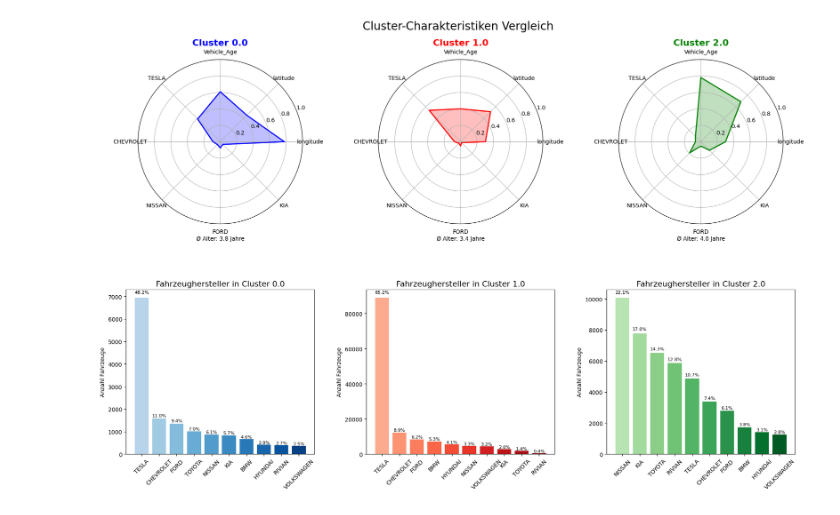
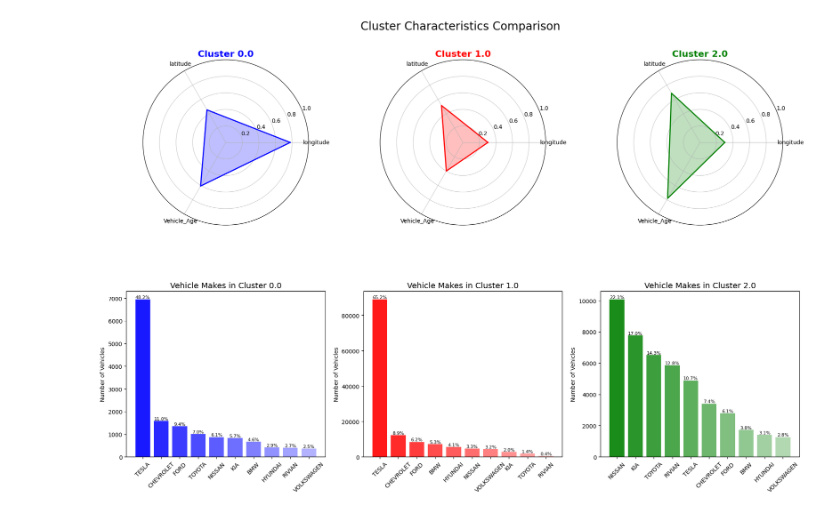
Before and after one commit to aronse1/Electric-Vehicle-Population-Data, a Jupyter notebook: notebooks/04_unsupervised_birch.ipynb, the cells around one changed output. Saved outputs shown, nothing was run; the diff lists cells and outputs as text; code cells hidden in the pictures.

Commit message:
feat: fin git stat

```diff
--- a/notebooks/04_unsupervised_birch.ipynb
+++ b/notebooks/04_unsupervised_birch.ipynb
@@ -47,7 +39,6 @@ import numpy as np
 import matplotlib.pyplot as plt
 import pandas as pd
 
-# Vorbereitung der Daten
 cluster_features = df[["longitude", "latitude", "Vehicle_Age"]]
 make_clusters = pd.crosstab(df['cluster'], df['Make'])
 make_clusters_pct = make_clusters.div(make_clusters.sum(axis=1), axis=0)
@@ -62,145 +53,88 @@ cluster_stats = df.groupby('cluster').agg({
     'Vehicle_Age': 'mean'
 }).reset_index()
 
-# Normalisierung für bessere Visualisierung
 numeric_cols = ["longitude", "latitude", "Vehicle_Age"]
 cluster_stats_norm = cluster_stats.copy()
 
-for col in numeric_cols[:2]:  # Nur Längen- und Breitengrad normal normalisieren
+for col in numeric_cols[:2]:
     min_val = df[col].min()
     max_val = df[col].max()
     cluster_stats_norm[col] = (cluster_stats[col] - min_val) / (max_val - min_val)
 
-# Fahrzeugalter verstärkt normalisieren
 min_age = df["Vehicle_Age"].min()
 max_age = df["Vehicle_Age"].max()
 mean_age = df["Vehicle_Age"].mean()
 std_age = df["Vehicle_Age"].std()
 
-# Verstärkte Skalierung: Werte um Mittelwert werden mehr gespreizt
 cluster_stats_norm["Vehicle_Age"] = (cluster_stats["Vehicle_Age"] - mean_age) / (std_age * 0.5) + 0.5
-cluster_stats_norm["Vehicle_Age"] = np.clip(cluster_stats_norm["Vehicle_Age"], 0, 1)  # Auf [0,1] begrenzen
+cluster_stats_norm["Vehicle_Age"] = np.clip(cluster_stats_norm["Vehicle_Age"], 0, 1)
 
-# Ein Array für jede Cluster-Eigenschaft erstellen
-feature_names = numeric_cols + top_makes[:5]  # Top 5 für Radar-Diagramm
+feature_names = numeric_cols
 n_features = len(feature_names)
 
-# Winkel für das Radar-Diagramm berechnen
 angles = np.linspace(0, 2*np.pi, len(feature_names), endpoint=False).tolist()
-angles += angles[:1]  # Schließen des Kreises
+angles += angles[:1]
 
-# Erstellen der Figur: Radar-Diagramme oben, Balkendiagramme unten
 fig = plt.figure(figsize=(18, 12))
-plt.suptitle('Cluster-Charakteristiken Vergleich', size=20, y=0.98)
+plt.suptitle('Cluster Characteristics Comparison', size=20, y=0.98)
 
-# Farben für die Cluster
 colors = ['blue', 'red', 'green']
 
-# Erstelle Radar-Diagramme (obere Zeile)
 for i in range(3):
     cluster_id = cluster_stats.iloc[i]['cluster']
 
-    # Radar-Diagramm in der oberen Zeile
     ax_radar = fig.add_subplot(2, 3, i+1, polar=True)
 
-    # Daten für den aktuellen Cluster
     numeric_values = cluster_stats_norm.iloc[i][numeric_cols].values.tolist()
-    make_values = make_clusters_pct.loc[cluster_id, top_makes[:5]].values.tolist()
-    values = numeric_values + make_values
-    values += values[:1]  # Schließen des Kreises
+    values = numeric_values
+    values += values[:1]
 
-    # Zeichnen des Radar-Diagramms
     ax_radar.plot(angles, values, color=colors[i], linewidth=2)
     ax_radar.fill(angles, values, color=colors[i], alpha=0.25)
 
-    # Achsenbeschriftungen hinzufügen
     ax_radar.set_xticks(angles[:-1])
     ax_radar.set_xticklabels(feature_names)
 
-    # Kreise für die Skala
     ax_radar.set_yticks([0.2, 0.4, 0.6, 0.8, 1.0])
     ax_radar.set_yticklabels(['0.2', '0.4', '0.6', '0.8', '1.0'])
     ax_radar.set_rlim(0, 1)
 
-    # Titel für jedes Diagramm
     ax_radar.set_title(f'Cluster {cluster_id}', size=16, color=colors[i], fontweight='bold')
 
-    # Balkendiagramm in der unteren Zeile für die Top 10 Hersteller
     ax_bar = fig.add_subplot(2, 3, i+4)
 
-    # Hersteller-Anteile für aktuellen Cluster
     make_data = make_clusters_top.loc[cluster_id]
     total_vehicles = make_data.sum()
 
-    # Balken sortieren und zeichnen
     sorted_indices = make_data.sort_values(ascending=False).index
     sorted_makes = sorted_indices.tolist()
     sorted_values = make_data[sorted_indices].tolist()
 
-    # Balkenfarben erstellen: Hauptfarbe mit verschiedenen Alpha-Werten
     alpha_values = np.linspace(0.9, 0.3, len(sorted_makes))
     bar_colors = []
 
-    # Für jeden Hersteller eine Farbe mit entsprechendem Alpha-Wert erstellen
     for alpha in alpha_values:
-        # RGB-Farbe mit Alpha-Wert kombinieren
         rgba_color = list(plt.matplotlib.colors.to_rgba(colors[i]))
-        rgba_color[3] = alpha  # Alpha-Wert setzen
+        rgba_color[3] = alpha
         bar_colors.append(rgba_color)
 
-    # Balkendiagramm mit den vorbereiteten Farben zeichnen
     bars = ax_bar.bar(sorted_makes, sorted_values, color=bar_colors)
 
-    # Prozentsatz über jedem Balken anzeigen
     for j, bar in enumerate(bars):
         height = bar.get_height()
         pct = height / total_vehicles * 100
         ax_bar.text(bar.get_x() + bar.get_width()/2., height + 5,
                  f'{pct:.1f}%', ha='center', va='bottom', fontsize=8)
 
-    ax_bar.set_title(f'Fahrzeughersteller in Cluster {cluster_id}', size=14)
-    ax_bar.set_ylabel('Anzahl Fahrzeuge')
+    ax_bar.set_title(f'Vehicle Makes in Cluster {cluster_id}', size=14)
+    ax_bar.set_ylabel('Number of Vehicles')
     ax_bar.tick_params(axis='x', rotation=45)
 
-    # Add grid lines
     ax_radar.grid(True, linestyle='-', alpha=0.7)
 
-    # Hinweis zum Durchschnittsalter
-    ax_radar.annotate(f'Ø Alter: {cluster_stats.iloc[i]["Vehicle_Age"]:.1f} Jahre',
-                     xy=(0.5, -0.1), xycoords='axes fraction', ha='center')
 
 plt.tight_layout()
 plt.subplots_adjust(top=0.9, hspace=0.4)
 plt.show()
-
-# Zusätzlich einen normierten Plot erstellen, um die Verteilung der Hersteller zu vergleichen
-plt.figure(figsize=(14, 8))
-plt.suptitle('Normalisierte Herstellerverteilung pro Cluster', size=16)
-
-# Farbskala für die Cluster
-cluster_colors = ['blue', 'red', 'green']
-
-# Für jeden Hersteller die normalisierte Verteilung über Cluster hinweg zeigen
-for i, make in enumerate(top_makes):
-    plt.subplot(2, 5, i+1)
-
-    # Daten normalisieren innerhalb jedes Herstellers
-    make_norm = make_clusters_pct[make].values
-
-    # Balken zeichnen
-    bars = plt.bar([f'Cluster {i}' for i in range(3)], make_norm, color=cluster_colors)
-
-    # Prozentwerte anzeigen
-    for bar in bars:
-        height = bar.get_height()
-        plt.text(bar.get_x() + bar.get_width()/2., height + 0.01,
-                f'{height*100:.1f}%', ha='center', va='bottom', fontsize=8)
-
-    plt.title(make)
-    plt.ylim(0, max(make_norm) * 1.2)  # Platz für Beschriftungen
-
-plt.tight_layout()
-plt.subplots_adjust(top=0.9)
-plt.show()
 # %% [output]
-[figure, old version]
+[figure, new version]
```
Also changed, not shown: parts of 2 cells of this notebook, 5 other files.
